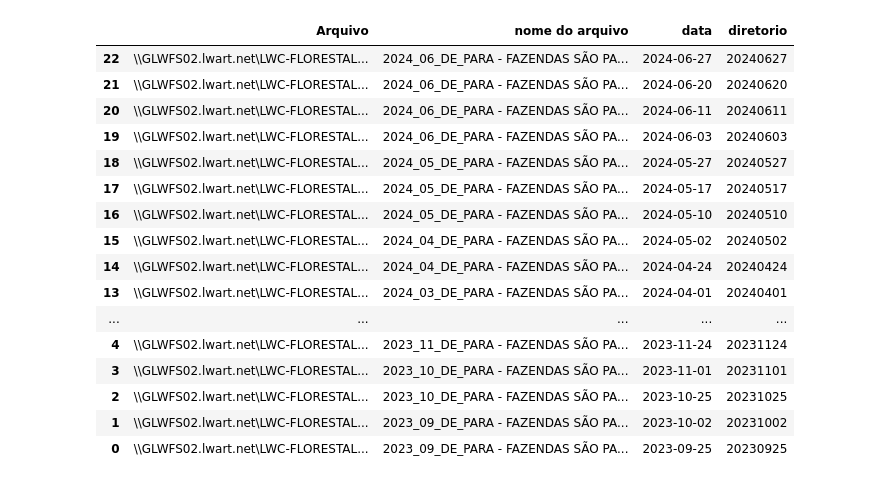
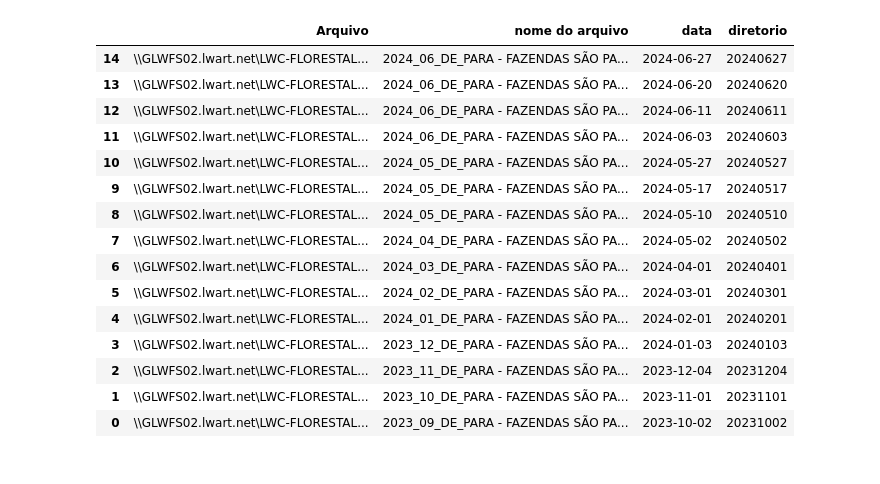
Before and after one commit to Ga-Moura/sop, a Jupyter notebook: retalhonamento.ipynb, the cells around one changed output. Drawn from its saved outputs; the diff is of its cells as text; code cells hidden in the pictures.

```diff
--- a/retalhonamento.ipynb
+++ b/retalhonamento.ipynb
@@ -12,7 +18,7 @@ arquivos_retalhonamentos = []
 # Caminhar pela árvore de diretórios
 for root, dirs, files in os.walk(path_retalhonamento):
     for a in files:
-        if a.endswith('.xlsx') and 'de_para' in a.lower():
+        if a.endswith('.xlsx') and 'de_para' in a.lower() and '~' not in a and not 'parcial' in a.lower() :
             file_path = os.path.join(root, a)
             creation_time = os.path.getctime(file_path)
             creation_date = datetime.fromtimestamp(creation_time).strftime('%Y-%m-%d')
@@ -25,29 +31,25 @@ for root, dirs, files in os.walk(path_retalhonamento):
 colunas_ret = ['Arquivo', 'nome do arquivo', 'data','diretorio']
 links_retalhonamento = pd.DataFrame(arquivos_retalhonamentos, columns=colunas_ret)
 links_retalhonamento = links_retalhonamento.sort_values(['data'], ascending=False).drop_duplicates(['Arquivo'], keep='first')
-#ultimo_arquivo_criado_ret = links_retalhonamento['data'].max()
-#links_retalhonamento = links_retalhonamento[links_retalhonamento['data'] == ultimo_arquivo_criado_ret]
-
-
-display(links_retalhonamento)
-# %% [output]
-|  | Arquivo | nome do arquivo | data | diretorio |
-| 22 | \\GLWFS02.lwart.net\LWC-FLORESTAL... | 2024_06_DE_PARA - FAZENDAS SÃO PA... | 2024-06-27 | 20240627 |
-| 21 | \\GLWFS02.lwart.net\LWC-FLORESTAL... | 2024_06_DE_PARA - FAZENDAS SÃO PA... | 2024-06-20 | 20240620 |
-| 20 | \\GLWFS02.lwart.net\LWC-FLORESTAL... | 2024_06_DE_PARA - FAZENDAS SÃO PA... | 2024-06-11 | 20240611 |
-| 19 | \\GLWFS02.lwart.net\LWC-FLORESTAL... | 2024_06_DE_PARA - FAZENDAS SÃO PA... | 2024-06-03 | 20240603 |
-| 18 | \\GLWFS02.lwart.net\LWC-FLORESTAL... | 2024_05_DE_PARA - FAZENDAS SÃO PA... | 2024-05-27 | 20240527 |
-| 17 | \\GLWFS02.lwart.net\LWC-FLORESTAL... | 2024_05_DE_PARA - FAZENDAS SÃO PA... | 2024-05-17 | 20240517 |
-| 16 | \\GLWFS02.lwart.net\LWC-FLORESTAL... | 2024_05_DE_PARA - FAZENDAS SÃO PA... | 2024-05-10 | 20240510 |
-| 15 | \\GLWFS02.lwart.net\LWC-FLORESTAL... | 2024_04_DE_PARA - FAZENDAS SÃO PA... | 2024-05-02 | 20240502 |
-| 14 | \\GLWFS02.lwart.net\LWC-FLORESTAL... | 2024_04_DE_PARA - FAZENDAS SÃO PA... | 2024-04-24 | 20240424 |
-| 13 | \\GLWFS02.lwart.net\LWC-FLORESTAL... | 2024_03_DE_PARA - FAZENDAS SÃO PA... | 2024-04-01 | 20240401 |
-| ... | ... | ... | ... | ... |
-| 4 | \\GLWFS02.lwart.net\LWC-FLORESTAL... | 2023_11_DE_PARA - FAZENDAS SÃO PA... | 2023-11-24 | 20231124 |
-| 3 | \\GLWFS02.lwart.net\LWC-FLORESTAL... | 2023_10_DE_PARA - FAZENDAS SÃO PA... | 2023-11-01 | 20231101 |
-| 2 | \\GLWFS02.lwart.net\LWC-FLORESTAL... | 2023_10_DE_PARA - FAZENDAS SÃO PA... | 2023-10-25 | 20231025 |
-| 1 | \\GLWFS02.lwart.net\LWC-FLORESTAL... | 2023_09_DE_PARA - FAZENDAS SÃO PA... | 2023-10-02 | 20231002 |
-| 0 | \\GLWFS02.lwart.net\LWC-FLORESTAL... | 2023_09_DE_PARA - FAZENDAS SÃO PA... | 2023-09-25 | 20230925 |
+# %%
+links_retalhonamento
+# %% [output]
+|  | Arquivo | nome do arquivo | data | diretorio |
+| 14 | \\GLWFS02.lwart.net\LWC-FLORESTAL... | 2024_06_DE_PARA - FAZENDAS SÃO PA... | 2024-06-27 | 20240627 |
+| 13 | \\GLWFS02.lwart.net\LWC-FLORESTAL... | 2024_06_DE_PARA - FAZENDAS SÃO PA... | 2024-06-20 | 20240620 |
+| 12 | \\GLWFS02.lwart.net\LWC-FLORESTAL... | 2024_06_DE_PARA - FAZENDAS SÃO PA... | 2024-06-11 | 20240611 |
+| 11 | \\GLWFS02.lwart.net\LWC-FLORESTAL... | 2024_06_DE_PARA - FAZENDAS SÃO PA... | 2024-06-03 | 20240603 |
+| 10 | \\GLWFS02.lwart.net\LWC-FLORESTAL... | 2024_05_DE_PARA - FAZENDAS SÃO PA... | 2024-05-27 | 20240527 |
+| 9 | \\GLWFS02.lwart.net\LWC-FLORESTAL... | 2024_05_DE_PARA - FAZENDAS SÃO PA... | 2024-05-17 | 20240517 |
+| 8 | \\GLWFS02.lwart.net\LWC-FLORESTAL... | 2024_05_DE_PARA - FAZENDAS SÃO PA... | 2024-05-10 | 20240510 |
+| 7 | \\GLWFS02.lwart.net\LWC-FLORESTAL... | 2024_04_DE_PARA - FAZENDAS SÃO PA... | 2024-05-02 | 20240502 |
+| 6 | \\GLWFS02.lwart.net\LWC-FLORESTAL... | 2024_03_DE_PARA - FAZENDAS SÃO PA... | 2024-04-01 | 20240401 |
+| 5 | \\GLWFS02.lwart.net\LWC-FLORESTAL... | 2024_02_DE_PARA - FAZENDAS SÃO PA... | 2024-03-01 | 20240301 |
+| 4 | \\GLWFS02.lwart.net\LWC-FLORESTAL... | 2024_01_DE_PARA - FAZENDAS SÃO PA... | 2024-02-01 | 20240201 |
+| 3 | \\GLWFS02.lwart.net\LWC-FLORESTAL... | 2023_12_DE_PARA - FAZENDAS SÃO PA... | 2024-01-03 | 20240103 |
+| 2 | \\GLWFS02.lwart.net\LWC-FLORESTAL... | 2023_11_DE_PARA - FAZENDAS SÃO PA... | 2023-12-04 | 20231204 |
+| 1 | \\GLWFS02.lwart.net\LWC-FLORESTAL... | 2023_10_DE_PARA - FAZENDAS SÃO PA... | 2023-11-01 | 20231101 |
+| 0 | \\GLWFS02.lwart.net\LWC-FLORESTAL... | 2023_09_DE_PARA - FAZENDAS SÃO PA... | 2023-10-02 | 20231002 |
 # %%
 retalhonamentos = pd.DataFrame()
 for _, n in links_retalhonamento.iterrows():
```
Also changed, not shown: parts of 5 cells of this notebook, 2 other files.
